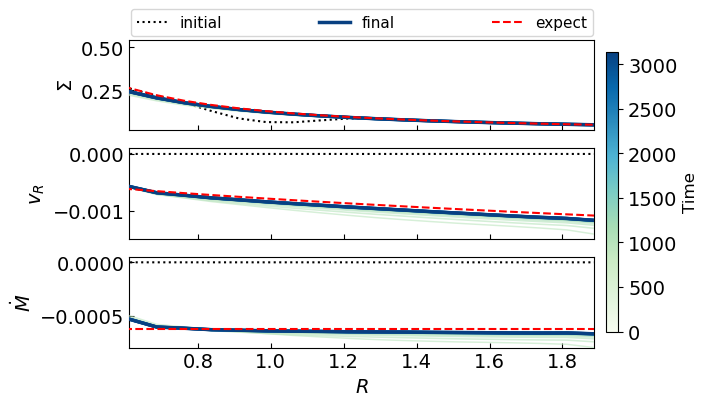
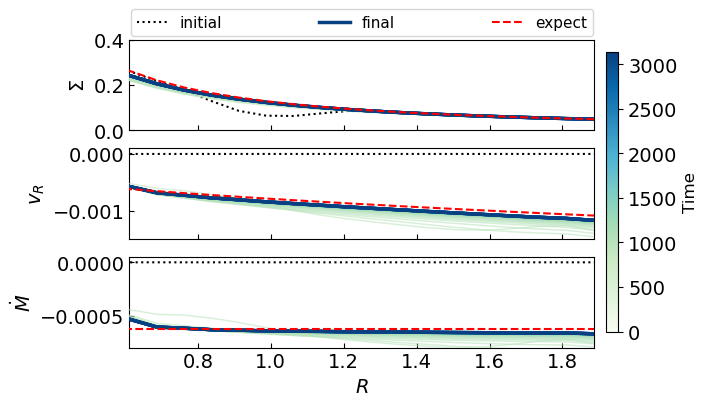
The change to this notebook cell's code, shown as a diff; its figure went from the first image to the second:
--- before
+++ after
@@ -1,3 +1,4 @@
 ## Plot density, v_r, and Mdot
+
 snapshot_plot = snapshot_list[0:101:5]
 
@@ -84,4 +85,5 @@
 axs[-1].set_xlim(rad_app[[3,-4]])
 
+axs[0].set_ylim(0, .4)
 axs[1].set_ylim(-1.5e-3, 1e-4)
 axs[2].set_ylim(-8e-4, 5e-5)
@@ -100,5 +102,5 @@
     ax.tick_params(which='both',direction='in')
 
-save_fig = True
+save_fig = False
 if save_fig:
     plt.savefig("Figs/snapshots.png", bbox_inches='tight')

Commit: renamed tilted pgens, improved disk-side figure